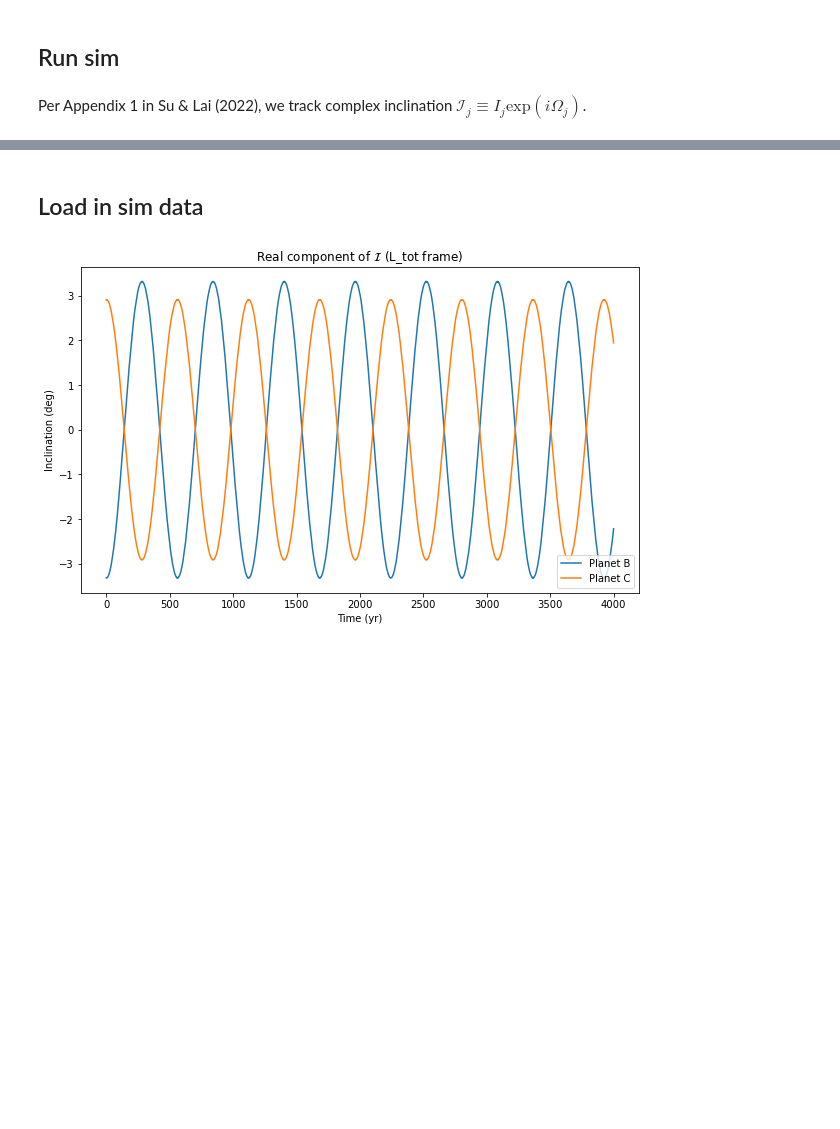
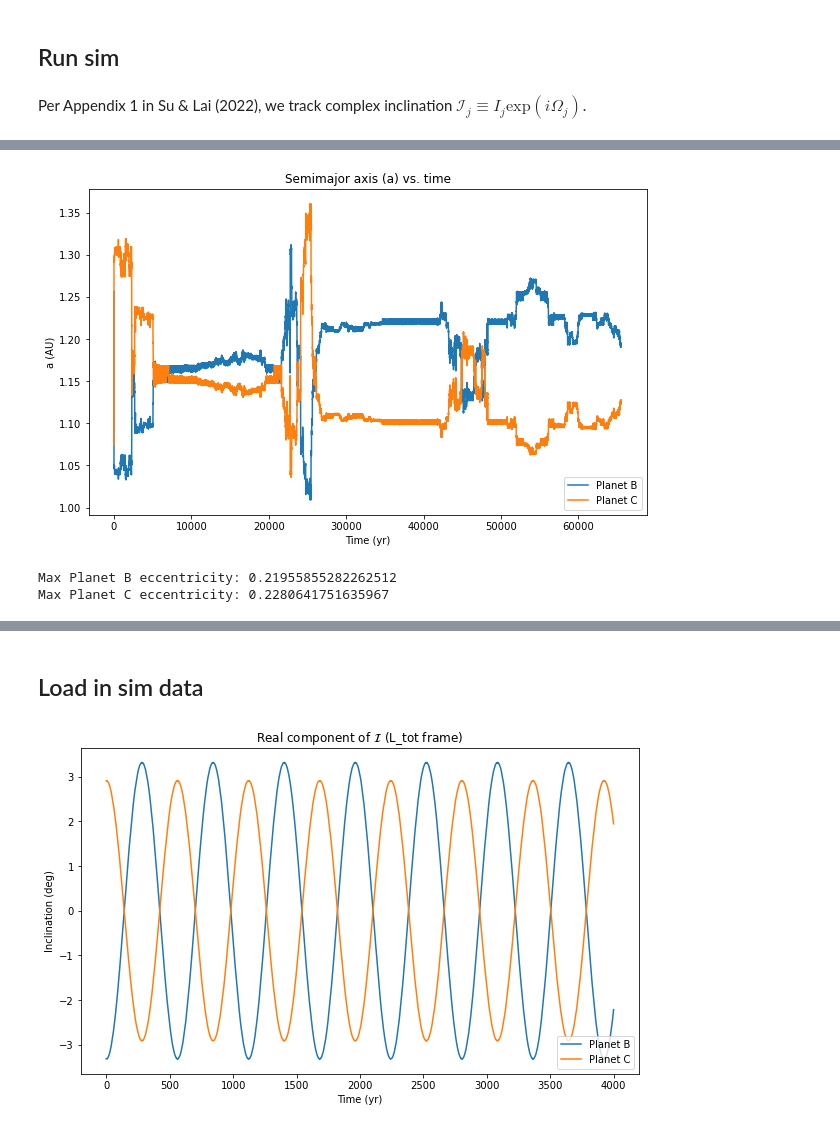
Before and after one commit to Jupiter1994/inc-dynamics, a Jupyter notebook: two_planet/two_planet.ipynb, the cells around one changed output, grey strips where cells are left out. Saved outputs shown, nothing was run; the diff lists cells and outputs as text; code cells hidden in the pictures; blank space fills up the shorter version.

```diff
--- a/two_planet/two_planet.ipynb
+++ b/two_planet/two_planet.ipynb
@@ -95,9 +98,10 @@ Planet C's inc (L_tot frame) = 0.050841137
 Per Appendix 1 in Su & Lai (2022), we track complex inclination $\mathcal{I}_j \equiv I_j \text{exp}(i \Omega_j)$.
 # %%
 tstep = 1
-tmax = 4e3 # end time of integration (yr)
+tmax = 2**16 # end time of integration (yr)
 num_steps = int(tmax / tstep)
 N = num_steps
+N_div_100 = int(N / 100)
 
 b_incs_rad = np.asarray([0.] * num_steps) # inclination (radians) of Planet B over the sim
 c_incs_rad = np.asarray([0.] * num_steps) # inc (radians) of Planet C over the sim
@@ -107,6 +111,9 @@ c_complex_incs_rad = np.asarray([0. + 0.j] * num_steps) # complex inc (radians)
 
 b_as = np.asarray([0.] * num_steps) # semimajor axis of Planet B over the simulation
 c_as = np.asarray([0.] * num_steps) # a of Planet C over the simulation
+
+b_es = np.asarray([0.] * num_steps) # eccentricity of Planet B over the simulation
+c_es = np.asarray([0.] * num_steps) # e of Planet C over the simulation
 
 times = np.linspace(0, tmax, num_steps)
 
@@ -128,8 +135,16 @@ for i, t in enumerate(times):
     b_as[i] = sim.particles[1].a
     c_as[i] = sim.particles[2].a
 
+    # update eccentricity arrays
+    b_es[i] = sim.particles[1].e
+    c_es[i] = sim.particles[2].e
+
     # move forward by one timestep
     sim.integrate(t)
 
+    # track simulation progress
+    if (i % N_div_100 == 0):
+        print(f'{i/N_div_100}% done')
+
 print(f'Integration took {np.round(time.time() - start, 1)} seconds')
 # %% [output]
@@ -137,14 +168,32 @@ KeyboardInterrupt:
 # %%
 # check that semimajor axes aren't wandering
 fig = plt.figure(figsize=(10,6))
 
 plt.plot(times, b_as, label='Planet B')
 plt.plot(times, c_as, label='Planet C')
 
 plt.xlabel('Time (yr)')
 plt.ylabel('a (AU)')
-plt.ylim(0, .12)
+#plt.ylim(0, .12)
 
 plt.title('Semimajor axis (a) vs. time')
 plt.legend(loc='lower right')
 plt.show()
+
+print(f'Max Planet B eccentricity: {max(b_es)}')
+print(f'Max Planet C eccentricity: {max(c_es)}')
+
+# fig = plt.figure(figsize=(16,3))
+# plt.plot(times, b_es, lw=1, label='Planet B')
+# plt.plot(times, c_es, lw=1, label='Planet C')
+
+# plt.xlabel('Time (yr)')
+# plt.ylabel('Eccentricity (e)')
+
+# plt.title('Eccentricity (e) vs. time')
+# plt.legend(loc='lower right')
+# plt.show()
+# %% [output]
+[figure, added]
+Max Planet B eccentricity: 0.21955855282262512
+Max Planet C eccentricity: 0.2280641751635967
```
Also changed, not shown: parts of 9 cells of this notebook, 1 other file.
